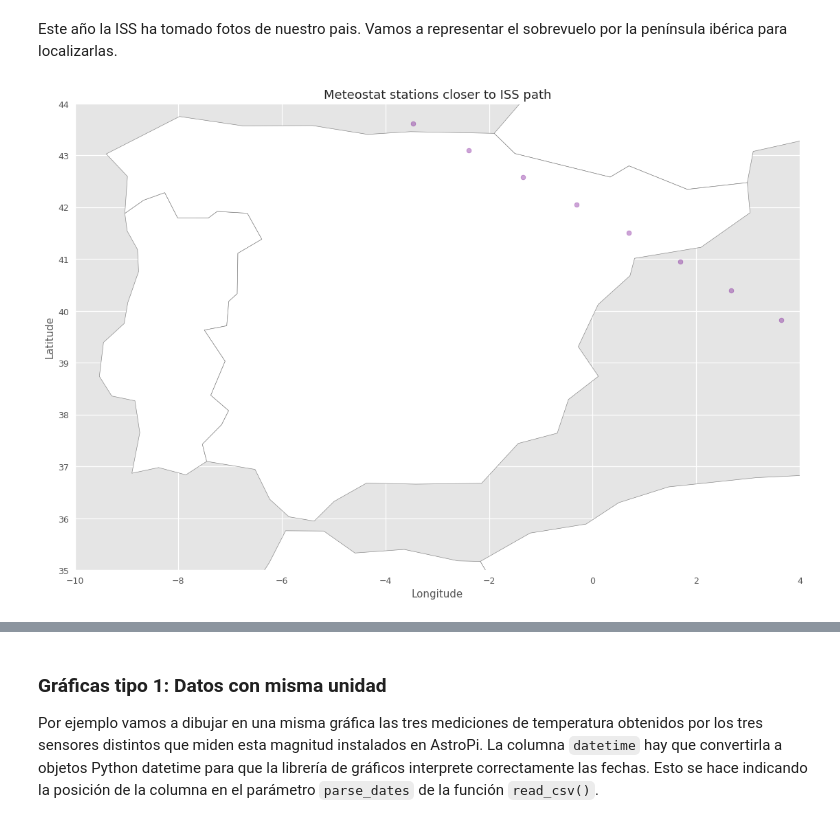
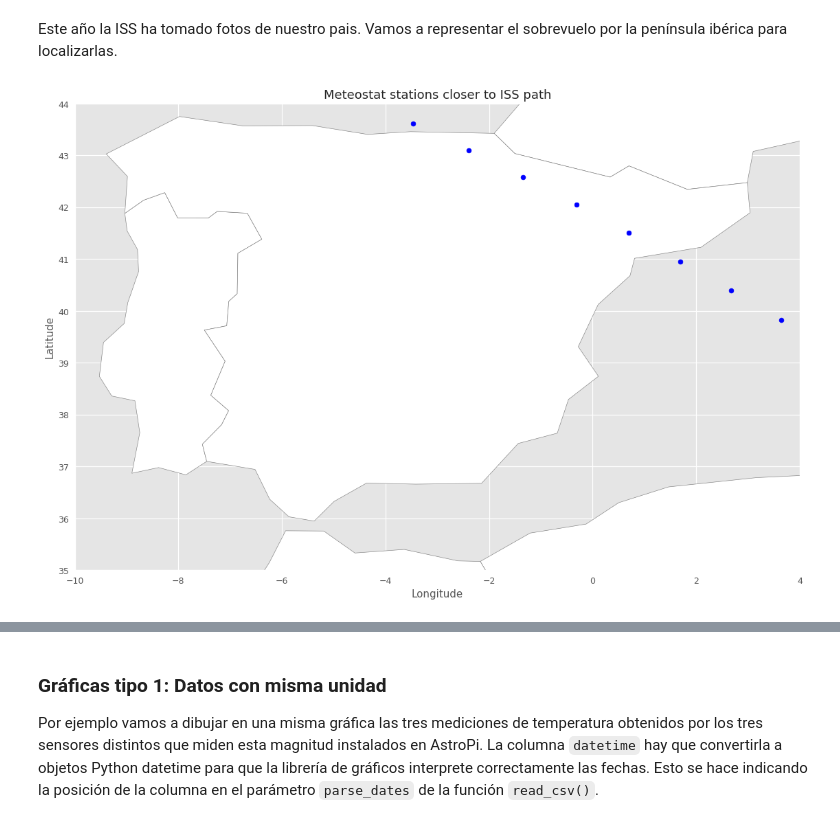
Before and after one commit to niubit/astropi_atlantes_2021-2022, a Jupyter notebook: notebooks/P4 Atlantes AstroPi (es).ipynb, the cells around one changed output, grey strips where cells are left out. Drawn from its saved outputs; the diff is of its cells as text; code cells hidden in the pictures.

```diff
--- a/notebooks/P4 Atlantes AstroPi (es).ipynb
+++ b/notebooks/P4 Atlantes AstroPi (es).ipynb
@@ -246,28 +245,26 @@ Este año la ISS ha tomado fotos de nuestro pais. Vamos a representar el sobrevu
 # %%
 import os
 import pandas
 import matplotlib.pyplot as plt
 import geopandas
 
-file = os.path.join(path_atlantes, RESULTS_FILE)         # Ruta completa fichero CSV entrada
+file = os.path.join(path_atlantes, RESULTS_FILE)         # CSV input file complete path
 
-data = pandas.read_csv(file, nrows=499).tail(8)          # Leemos los datos del sobrevuelo de España (492 -> 499)
+data = pandas.read_csv(file, nrows=499).tail(8)          # Reading Spain overflight (492 -> 499)
 
 world = geopandas.read_file(geopandas.datasets.get_path('naturalearth_lowres'))
 
 with plt.style.context(("seaborn", "ggplot")):
     world.plot(figsize=(18,10), color="white", edgecolor="grey")
-    # Dibujamos en rojo los puntos de las estaciones meteorológicas más próximas a la ISS
-    plt.scatter(data.longitude, data.latitude, zorder=1, alpha= 0.2, c='red', s=30)
-    # Dibujamos en azul los puntos donde se encontraba la ISS en cada iteración
-    plt.scatter(data.longitude, data.latitude, zorder=1, alpha= 0.2, c='blue', s=30)
+    # Plotting ISS positions (blue)
+    plt.scatter(data.longitude, data.latitude, zorder=1, alpha= 1, c='blue', s=30)
     plt.xlabel("Longitude")
     plt.ylabel("Latitude")
     plt.title("Meteostat stations closer to ISS path");
-    plt.gca().set_xlim(-10, 4)                           # Ajustamos los límites del eje X
-    plt.gca().set_ylim(35, 44)                           # Ajustamos los límites del eje Y
+    plt.gca().set_xlim(-10, 4)                           # Setting the longitude limits
+    plt.gca().set_ylim(35, 44)                           # Setting the latitude limits
 # %% [output]
-[figure, old version]
+[figure, new version]
 # %% [markdown]
 ## Generación de gráficas
 
```
Also changed, not shown: parts of 21 cells of this notebook, 2 other files.
